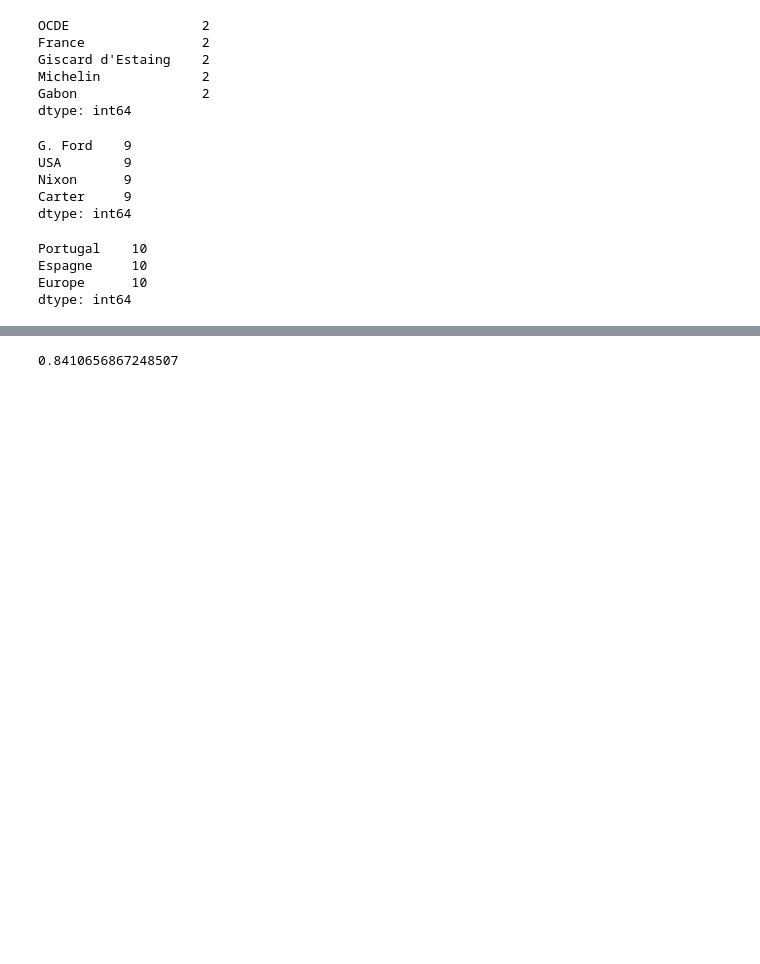
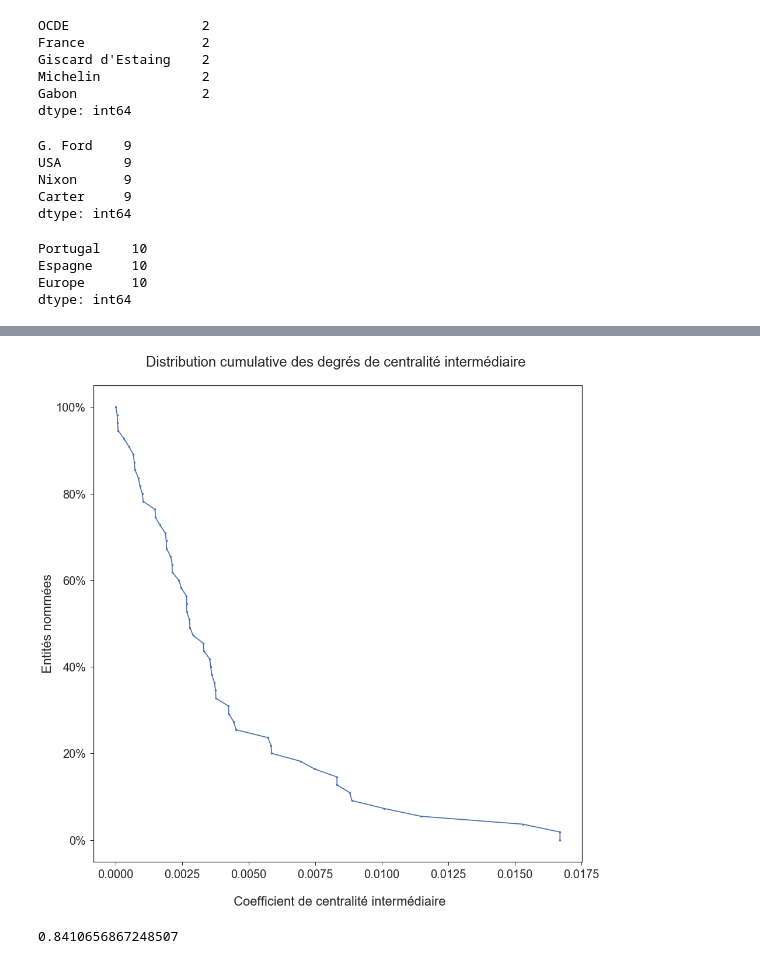
Before and after one commit to RPetitpierre/letemps_archive_opep, a Jupyter notebook: Network.ipynb, the cells around one changed output, grey strips where cells are left out. Drawn from its saved outputs; the diff is of its cells as text; code cells hidden in the pictures; blank space fills up the shorter version.

```diff
--- a/Network.ipynb
+++ b/Network.ipynb
@@ -322,2 +493,7 @@ sorted_betweenness
  ('Equateur', 0.0),
  ('Chávez', 0.0)]
+# %%
+list_ = []
+for entry in sorted_betweenness:
+    list_.append(entry[1])
+s = pd.Series(list_)
@@ -324,3 +504,13 @@ sorted_betweenness
+# %%
+plt.plot(s[:56].values, s[:56].index, '.-')
+plt.xlabel('\n Coefficient de centralité intermédiaire')
+plt.ylabel('Entités nommées')
+plt.yticks(np.linspace(s[:56].index[0], s[:56].index[-1], 6), [
+    '0%', '20%', '40%', '60%', '80%', '100%'])
+plt.title('Distribution cumulative des degrés de centralité intermédiaire \n')
+plt;
+# %% [output]
+[figure, added]
 # %%
 nx.transitivity(G)
 # %% [output]
```
Also changed, not shown: parts of 22 cells of this notebook.
